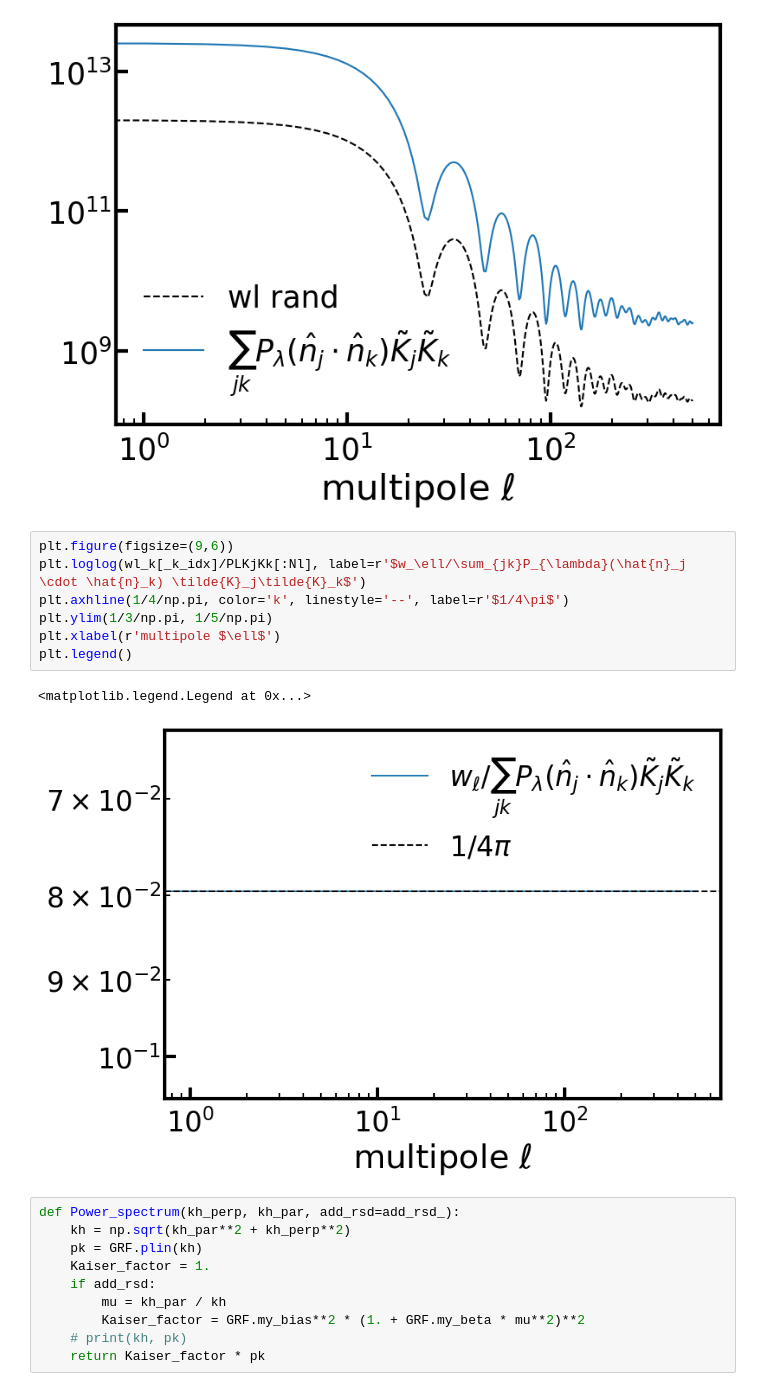
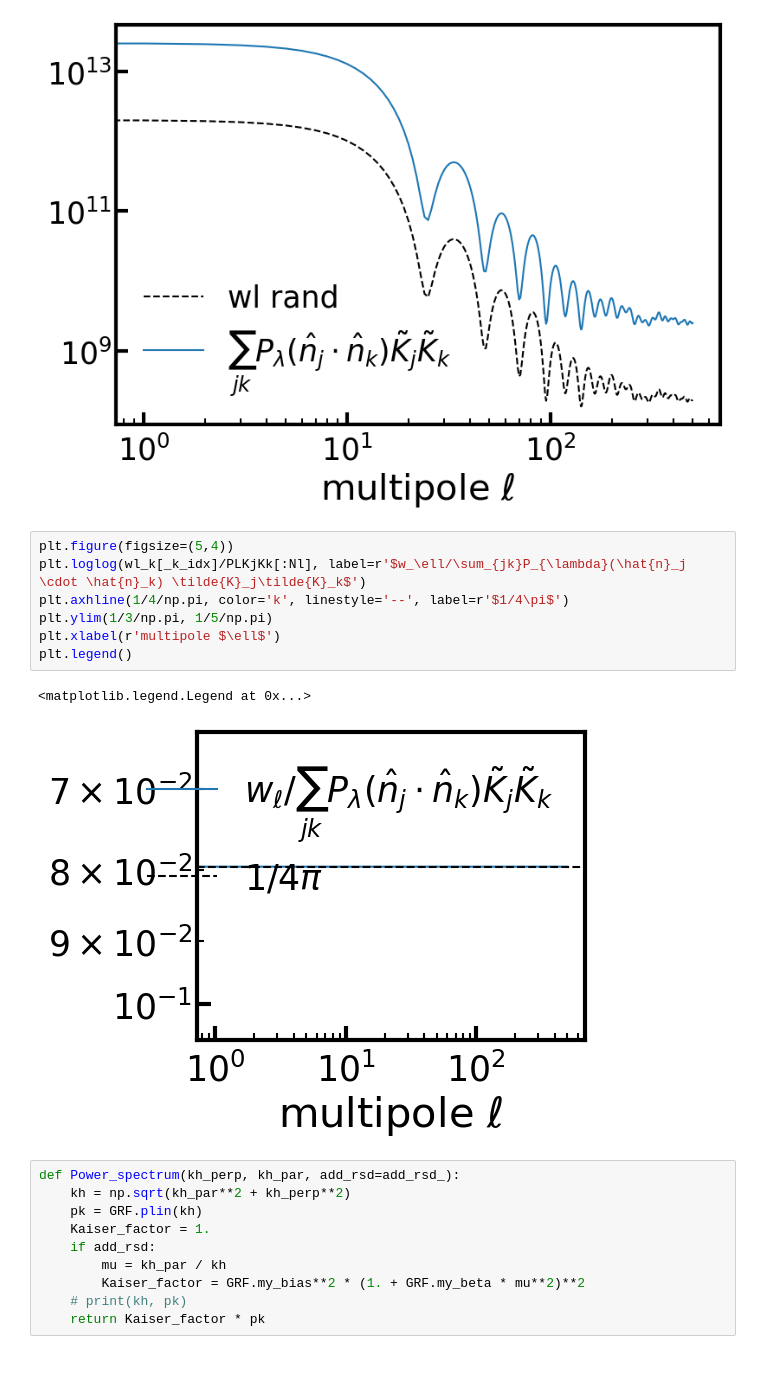
Before and after one commit to roger2b/directsht-lya, a Jupyter notebook: notebooks/lya_GRFs_directSHT.ipynb, the cells around one changed output. Drawn from its saved outputs; the diff is of its cells as text; blank space fills up the shorter version.

```diff
--- a/notebooks/lya_GRFs_directSHT.ipynb
+++ b/notebooks/lya_GRFs_directSHT.ipynb
@@ -356,15 +363,15 @@ if do_plots:
 [figure]
 [figure]
 # %%
-plt.figure(figsize=(9,6))
+plt.figure(figsize=(5,4))
 plt.loglog(wl_k[_k_idx]/PLKjKk[:Nl], label=r'$w_\ell/\sum_{jk}P_{\lambda}(\hat{n}_j \cdot \hat{n}_k) \tilde{K}_j\tilde{K}_k$')
 plt.axhline(1/4/np.pi, color='k', linestyle='--', label=r'$1/4\pi$')
 plt.ylim(1/3/np.pi, 1/5/np.pi)
 plt.xlabel(r'multipole $\ell$')
 plt.legend()
 # %% [output]
 <matplotlib.legend.Legend at 0x...>
-[figure, old version]
+[figure, new version]
 # %%
 def Power_spectrum(kh_perp, kh_par, add_rsd=add_rsd_):
     kh = np.sqrt(kh_par**2 + kh_perp**2)
```
Also changed, not shown: parts of 13 cells of this notebook, 8 other files.
